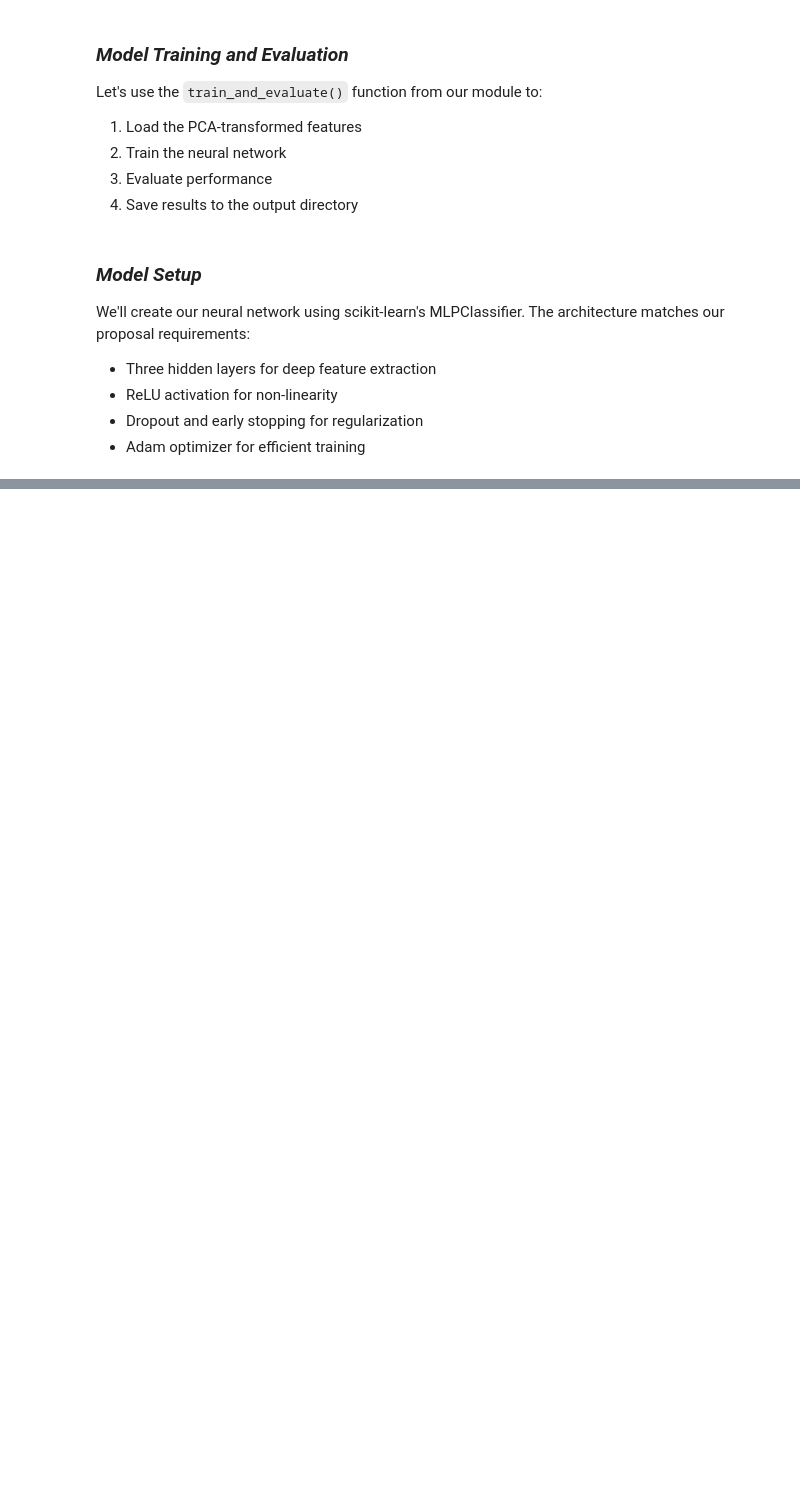
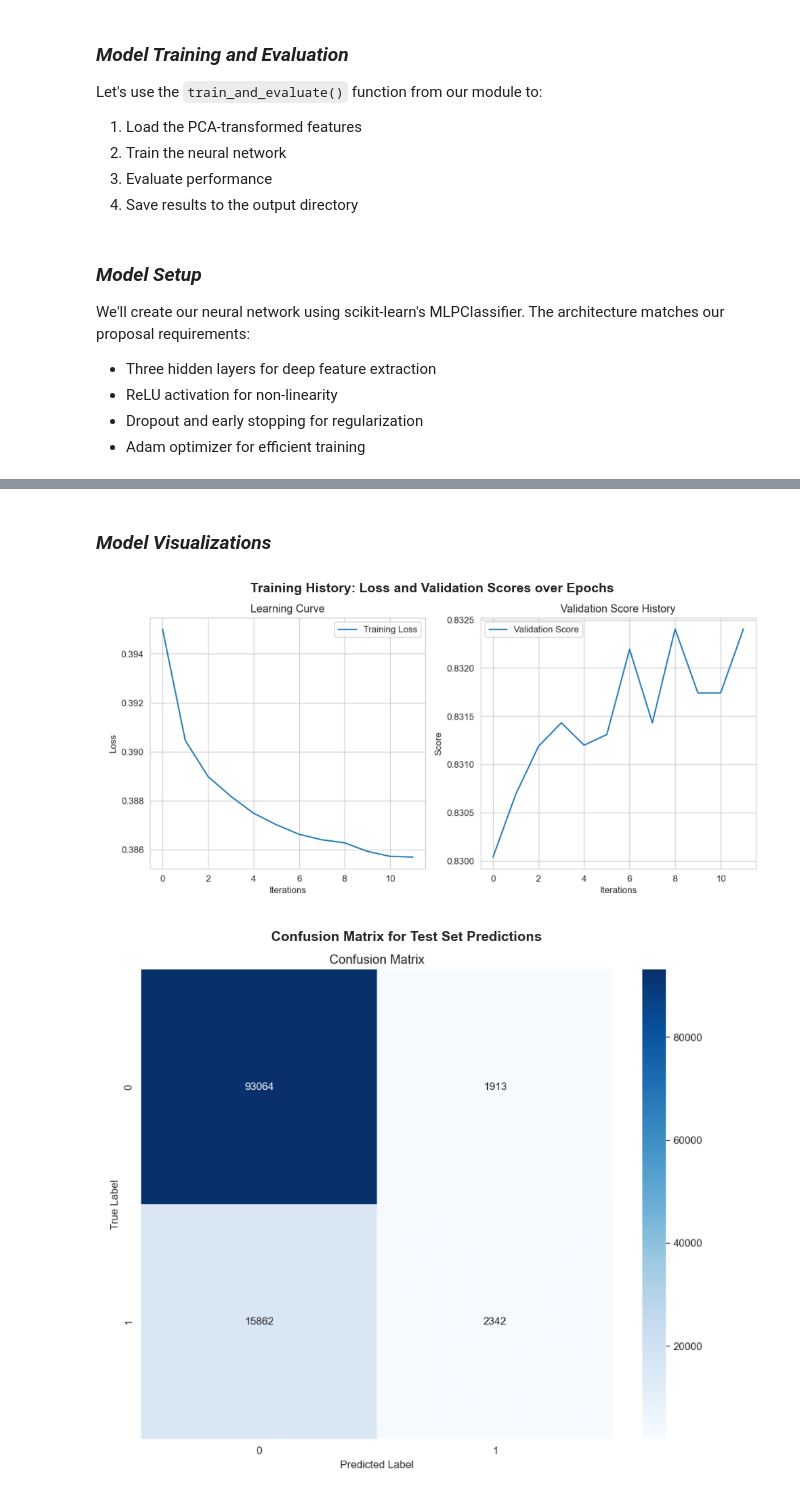
Before and after one commit to bnjnrthrp/CS6220_final_project, a Jupyter notebook: mlp_classifier.ipynb, the cells around one changed output, grey strips where cells are left out. Cells and saved outputs as stored; diff of their text form; code cells hidden in the pictures; blank space fills up the shorter version.

```diff
--- a/mlp_classifier.ipynb
+++ b/mlp_classifier.ipynb
@@ -214,0 +507,50 @@ Classification Report:
+# %% [markdown]
+### ***Model Visualizations***
+# %%
+import matplotlib.pyplot as plt
+import matplotlib.image as mpimg
+import os
+from config import SCRIPT_DIR
+
+def display_figure(filepath, title, figsize=(12, 6)):
+    """Helper function to display saved figures"""
+    if os.path.exists(filepath):
+        plt.figure(figsize=figsize)
+        img = mpimg.imread(filepath)
+        plt.imshow(img)
+        plt.axis('off')
+        plt.title(title, fontsize=14, fontweight='bold')
+        plt.tight_layout()
+        plt.show()
+    else:
+        print(f"Warning: Figure not found at {filepath}")
+
+# Define figure paths
+fig_dir = os.path.join(SCRIPT_DIR, "figures")
+
+# Display training history
+training_history_path = os.path.join(fig_dir, 'mlp_training_history.png')
+display_figure(training_history_path,
+              'Training History: Loss and Validation Scores over Epochs',
+              figsize=(12, 5))
+
+# Display confusion matrix
+confusion_matrix_path = os.path.join(fig_dir, 'mlp_confusion_matrix.png')
+display_figure(confusion_matrix_path,
+              'Confusion Matrix for Test Set Predictions',
+              figsize=(10, 8))
+
+# Display additional individual plots if they exist
+loss_curve_path = os.path.join(fig_dir, 'mlp_loss_curve.png')
+validation_scores_path = os.path.join(fig_dir, 'mlp_validation_scores.png')
+
+display_figure(loss_curve_path,
+              'MLP Training Loss Curve',
+              figsize=(10, 6))
+
+display_figure(validation_scores_path,
+              'MLP Validation Scores During Training',
+              figsize=(10, 6))
+# %% [output]
+[figure, added]
+[figure, added]
```
Also changed, not shown: parts of 16 cells of this notebook, 2 other files.
